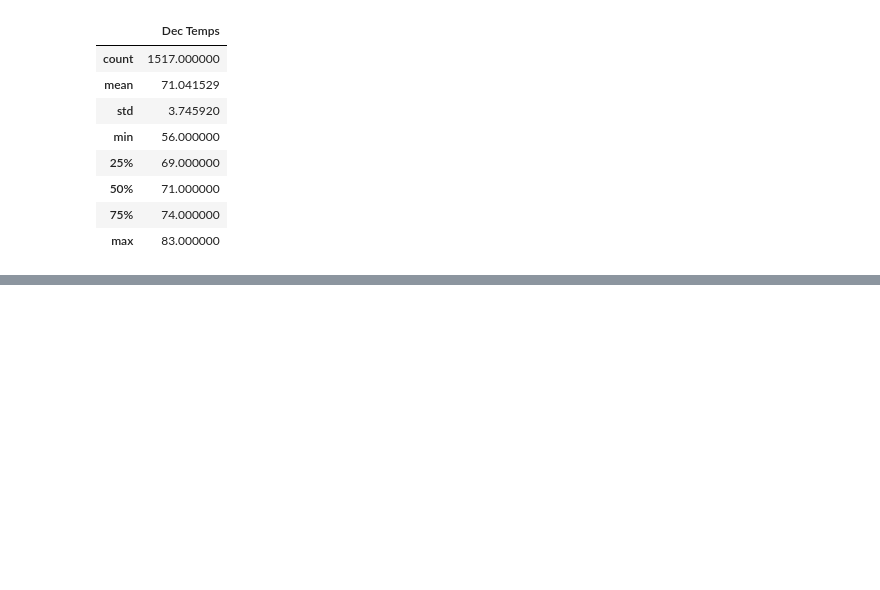
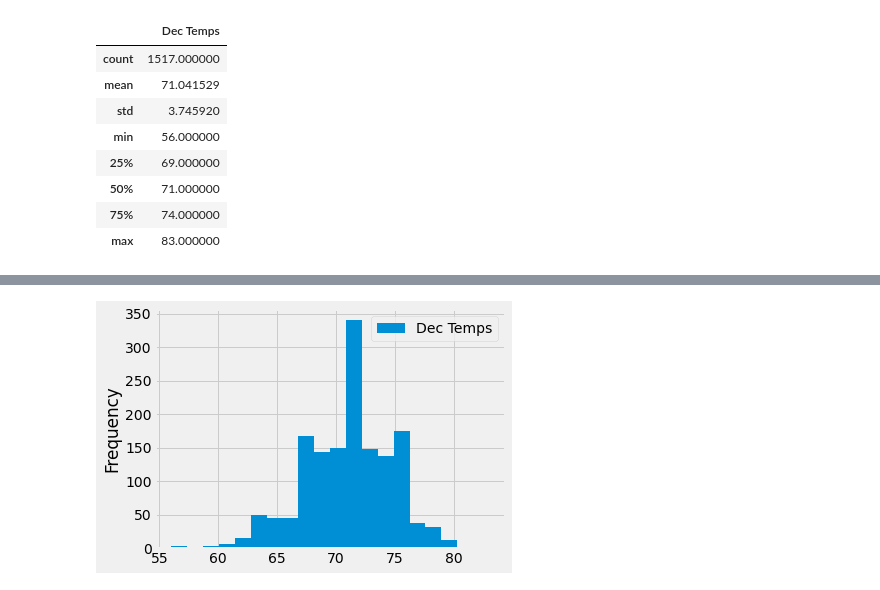
Before and after one commit to mxndyy/surfs_up, a Jupyter notebook: SurfsUp_Challenge.ipynb, the cells around one changed output, grey strips where cells are left out. Drawn from its saved outputs; the diff is of its cells as text; code cells hidden in the pictures; blank space fills up the shorter version.

```diff
--- a/SurfsUp_Challenge.ipynb
+++ b/SurfsUp_Challenge.ipynb
@@ -133,0 +145,6 @@ dec_df.describe()
+# %%
+# Plot December results to visualize summary statistics
+dec_df.plot.hist(bins=20)
+plt.tight_layout()
+# %% [output]
+[figure, added]
```
Also changed, not shown: parts of 6 cells of this notebook, 2 other files.
